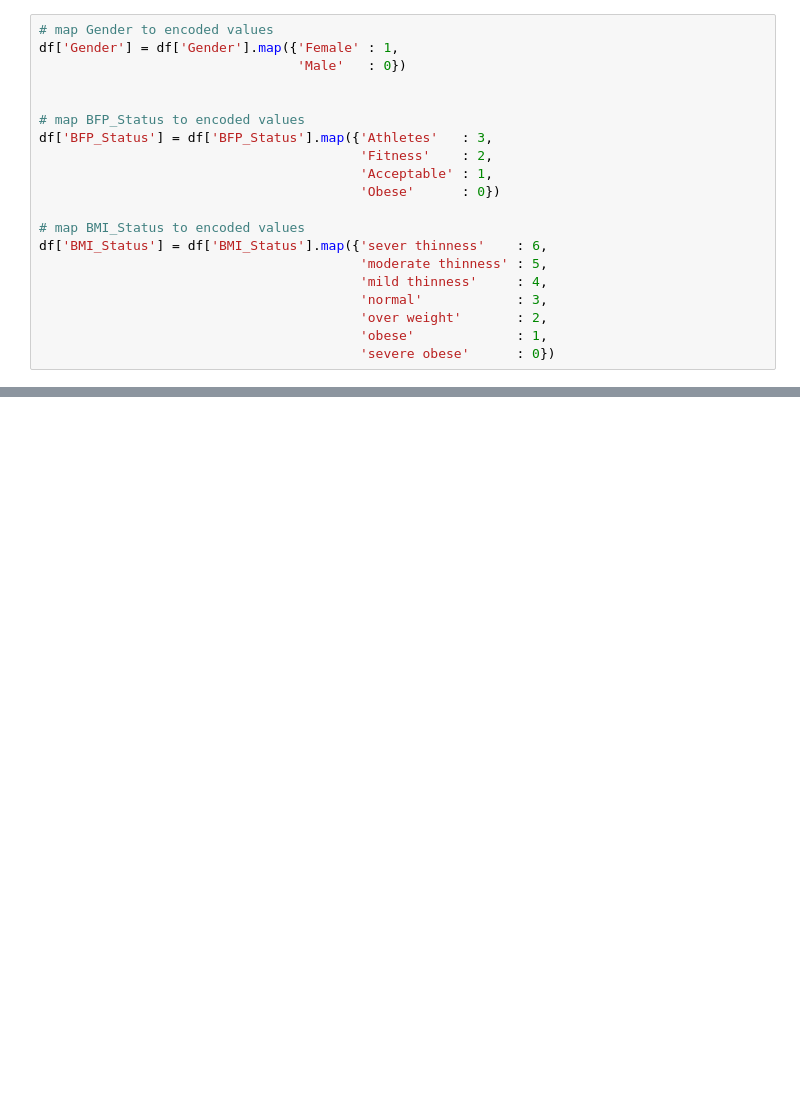
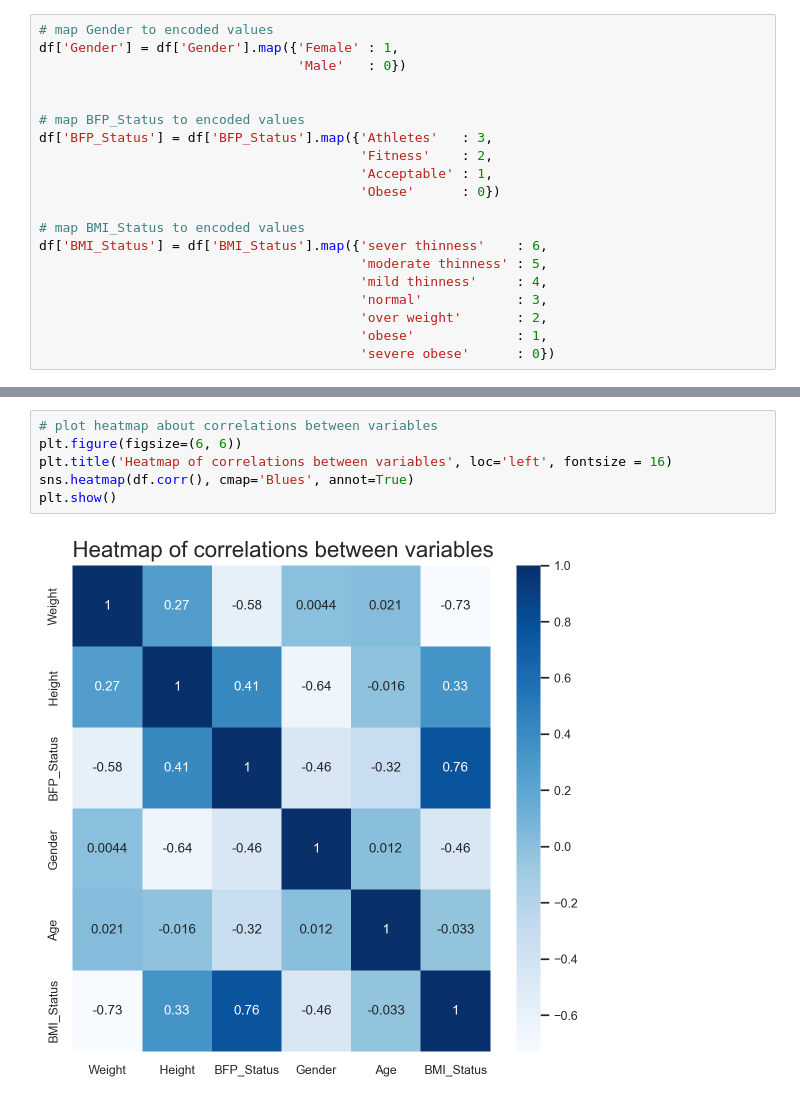
Before and after one commit to fedfioravanti/Flask-API-example, a Jupyter notebook: Health_BMI_status_prediction.ipynb, the cells around one changed output, grey strips where cells are left out. Saved outputs shown, nothing was run; the diff lists cells and outputs as text; blank space fills up the shorter version.

```diff
--- a/Health_BMI_status_prediction.ipynb
+++ b/Health_BMI_status_prediction.ipynb
@@ -204,0 +225,8 @@ NameError: name 'df_try' is not defined
+# %%
+# plot heatmap about correlations between variables
+plt.figure(figsize=(6, 6))
+plt.title('Heatmap of correlations between variables', loc='left', fontsize = 16)
+sns.heatmap(df.corr(), cmap='Blues', annot=True)
+plt.show()
+# %% [output]
+[figure, added]
```
Also changed, not shown: parts of 17 cells of this notebook.
